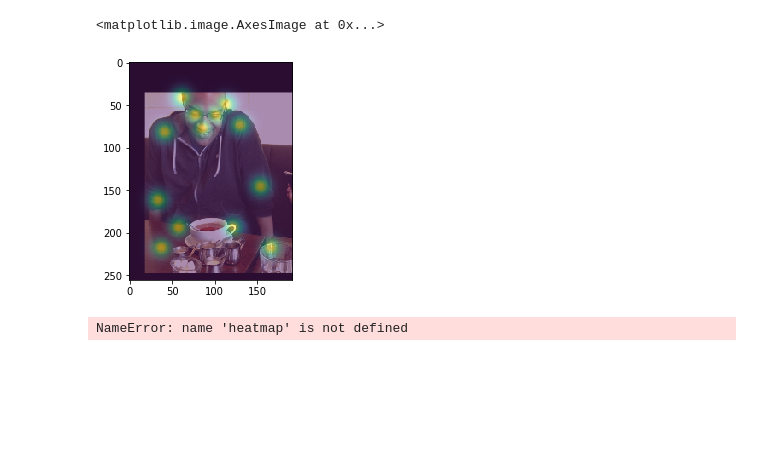
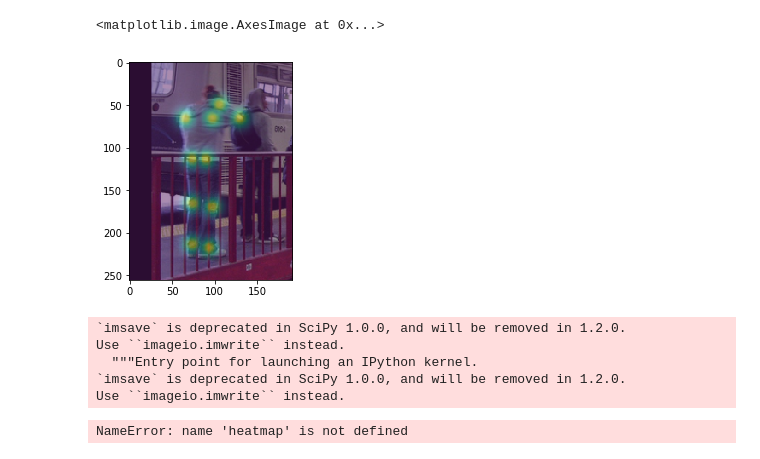
Before and after one commit to BlueFoxCN/FastPE, a Jupyter notebook: check_augmented_data.ipynb, the cells around one changed output. Drawn from its saved outputs; the diff is of its cells as text; code cells hidden in the pictures; blank space fills up the shorter version.

```diff
--- a/check_augmented_data.ipynb
+++ b/check_augmented_data.ipynb
@@ -33,5 +33,5 @@ len(dp_list)
 # %%
-dp = dp_list[11]
+dp = dp_list[0]
 
 input, target, target_weight = dp
 print(input.shape)
@@ -40,7 +40,7 @@ print(input.shape)
 
 img = cv2.cvtColor(np.asarray(input,dtype=np.uint8), cv2.COLOR_BGR2RGB)
 # img_shown = cv2.resize(img, (256, 256), interpolation=cv2.INTER_CUBIC)
-plt.imshow(img)
+# plt.imshow(img)
 # misc.imsave("4.jpg", img)
 # %% [output]
 (256, 192, 3)
@@ -49,20 +47,29 @@ plt.imshow(img)
 # %%
 #dp
 # a=[np.max(e) for e in target]
 # print(a)
 # plt.imshow(np.asarray(img))
 # plt.imshow(target[4,:], alpha=0.9)
 # plt.imshow(target[6,:], alpha=0.5)
-all_heatmap_shown = np.amax(target[:,:], axis=0)
+# all_heatmap_shown = np.amax(target[:,:], axis=0)
 # print(all_heatmap_shown)
 # plt.imshow(mask_shown, cmap='gray', alpha=0.5)
 all_heatmap_shown=cv2.resize(np.amax(target[:,:], axis=0), (192, 256), interpolation=cv2.INTER_CUBIC)
 plt.imshow(all_heatmap_shown, alpha=0.9)
 plt.imshow(img, alpha=0.5)
 # print(img.shape)
 # %% [output]
 <matplotlib.image.AxesImage at 0x...>
-[figure, old version]
+[figure, new version]
+# %%
+misc.imsave('1.jpg',input)
+misc.imsave('2.jpg', cv2.resize(np.amax(target[:,:], axis=0), (192, 256), interpolation=cv2.INTER_CUBIC))
+# %% [output]
+`imsave` is deprecated in SciPy 1.0.0, and will be removed in 1.2.0.
+Use ``imageio.imwrite`` instead.
+  """Entry point for launching an IPython kernel.
+`imsave` is deprecated in SciPy 1.0.0, and will be removed in 1.2.0.
+Use ``imageio.imwrite`` instead.
 # %%
 all_heatmap_shown = cv2.resize(np.amax(heatmap[:,:, 0:18], axis=2), (368, 368), interpolation=cv2.INTER_CUBIC)
 plt.imshow(img)
```
Also changed, not shown: parts of 3 cells of this notebook.
